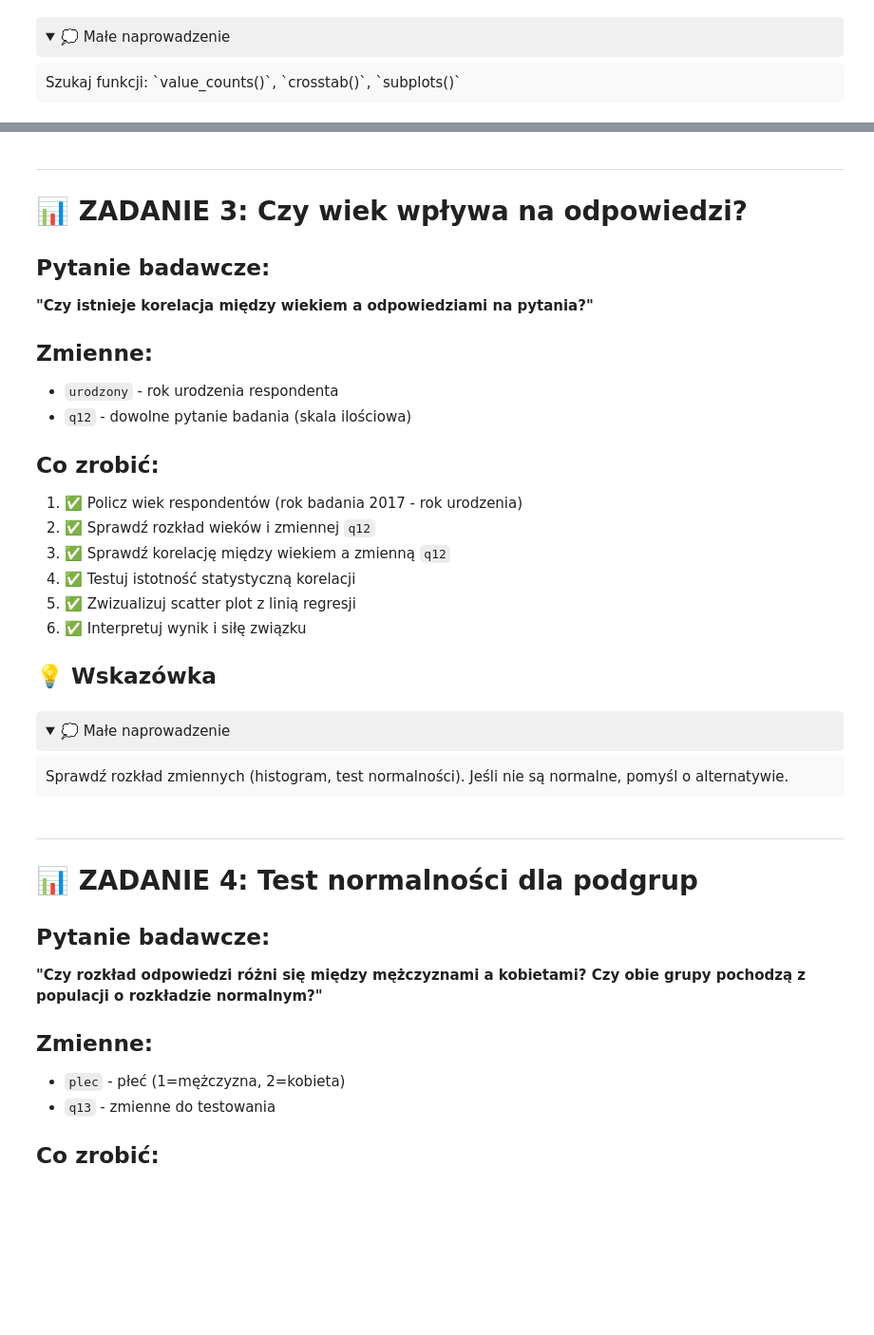
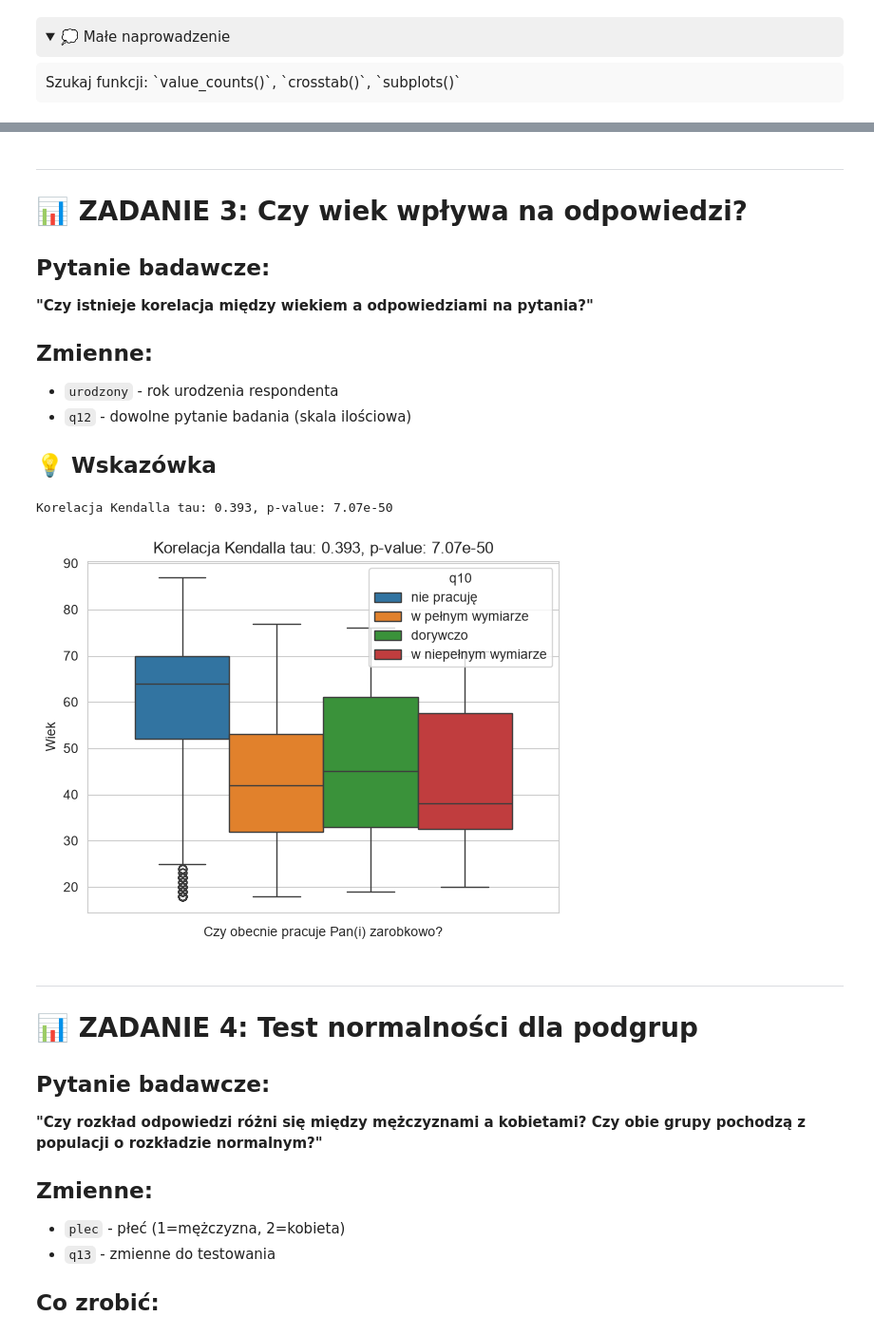
Before and after one commit to kflisikowsky/sad, a Jupyter notebook: 13b-workbook.ipynb, the cells around one changed output, grey strips where cells are left out. Shown at 95% size. Cells and saved outputs as stored; diff of their text form; code cells hidden in the pictures; folded sections open; blank space fills up the shorter version.

```diff
--- a/13b-workbook.ipynb
+++ b/13b-workbook.ipynb
@@ -146,34 +157,30 @@ Najpierw sprawdź rozkład zmiennych (czy normalny?), potem wybierz odpowiedni t
 - `urodzony` - rok urodzenia respondenta
 - `q12` - dowolne pytanie badania (skala ilościowa)
 
-## Co zrobić:
-1. ✅ Policz wiek respondentów (rok badania 2017 - rok urodzenia)
-2. ✅ Sprawdź rozkład wieków i zmiennej `q12`
-3. ✅ Sprawdź korelację między wiekiem a zmienną `q12`
-4. ✅ Testuj istotność statystyczną korelacji
-5. ✅ Zwizualizuj scatter plot z linią regresji
-6. ✅ Interpretuj wynik i siłę związku
-
 ## 💡 Wskazówka
 # %%
 # ZADANIE 3 - Twoje rozwiązanie tutaj
 
 # Policzenie wieku
-# df['wiek'] = 2017 - df['urodzony']
+df['wiek'] = 2017 - df['urodzony']
 
 # Korelacja
-# corr_result = ...
-
-# Scatter plot z regresją
-# fig, ax = plt.subplots(figsize=(9, 6))
-# ...
+corr_result = stats.kendalltau(df['wiek'], df['q10'], nan_policy='omit')
+print(f"Korelacja Kendalla tau: {corr_result.correlation:.3f}, p-value: {corr_result.pvalue:.3g}")
+# %% [output]
+Korelacja Kendalla tau: 0.393, p-value: 7.07e-50
-# %% [markdown]
-<details>
-<summary style="background-color: #f0f0f0; padding: 10px; cursor: pointer; border-radius: 5px;">💭 Małe naprowadzenie</summary>
-<div style="background-color: #f9f9f9; padding: 10px; border-radius: 5px;">
-Sprawdź rozkład zmiennych (histogram, test normalności). Jeśli nie są normalne, pomyśl o alternatywie.
-</div>
-</details>
+# %%
+# przekoduj zmienną q10 na kategorie 1= w pełnym wymiarze, 2= w niepełnym wymiarze, 3= dorywczo, 4= nie pracuję
+df['q10'] = df['q10'].map({1: 'w pełnym wymiarze', 2: 'w niepełnym wymiarze', 3: 'dorywczo', 4: 'nie pracuję'})
+# %%
+# boxplot
+sns.boxplot(hue='q10', y='wiek', data=df)
+plt.title(f"Korelacja Kendalla tau: {corr_result.correlation:.3f}, p-value: {corr_result.pvalue:.3g}")
+plt.xlabel("Czy obecnie pracuje Pan(i) zarobkowo?")
+plt.ylabel("Wiek")
+plt.show()
+# %% [output]
+[figure, added]
 # %% [markdown]
 ---
 
```
Also changed, not shown: parts of 6 cells of this notebook.
